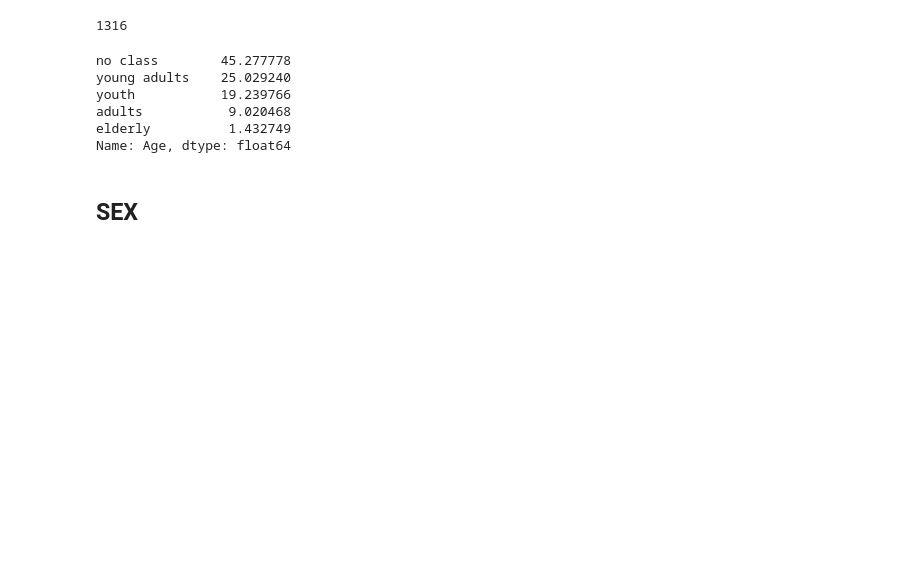
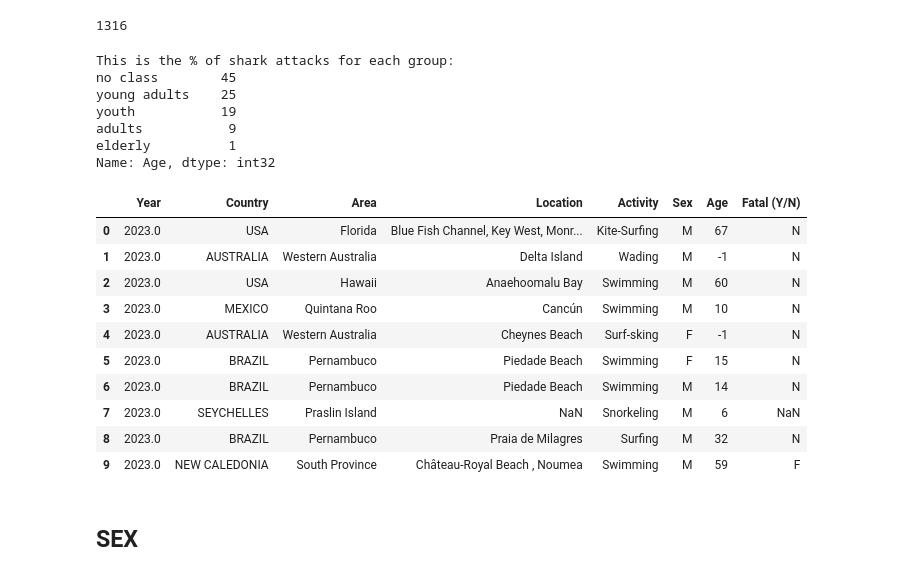
Before and after one commit to Wallace30Rocha/Shark-Attack, a Jupyter notebook: Data_Cleaning_Shark_Attack.ipynb, the cells around one changed output. Saved outputs shown, nothing was run; the diff lists cells and outputs as text; code cells hidden in the pictures; blank space fills up the shorter version.

```diff
--- a/Data_Cleaning_Shark_Attack.ipynb
+++ b/Data_Cleaning_Shark_Attack.ipynb
@@ -320,14 +282,33 @@ print(count_age_0_19)
 1316
 # %%
 #create classes of different age groups and get the % of each group in column Age
-pd.cut(shark_attacks['Age'], [-2, 0, 19, 40, 61, 110], labels = ['no class', 'youth', 'young adults', 'adults', 'elderly']).value_counts(normalize = True) * 100
+age_count_group = pd.cut(shark_attacks['Age'], [-2, 0, 19, 40, 61, 110], labels = ['no class', 'youth', 'young adults',
+                                                                 'adults', 'elderly']).value_counts(normalize = True) * 100
+
+age_count_group = age_count_group.round().astype(int)
+print(f'This is the % of shark attacks for each group:\n{age_count_group}')
 # %% [output]
-no class        45.277778
-young adults    25.029240
-youth           19.239766
-adults           9.020468
-elderly          1.432749
-Name: Age, dtype: float64
+This is the % of shark attacks for each group:
+no class        45
+young adults    25
+youth           19
+adults           9
+elderly          1
+Name: Age, dtype: int32
+# %%
+shark_attacks.head(10)
+# %% [output]
+|  | Year | Country | Area | Location | Activity | Sex | Age | Fatal (Y/N) |
+| 0 | 2023.0 | USA | Florida | Blue Fish Channel, Key West, Monr... | Kite-Surfing | M | 67 | N |
+| 1 | 2023.0 | AUSTRALIA | Western Australia | Delta Island | Wading | M | -1 | N |
+| 2 | 2023.0 | USA | Hawaii | Anaehoomalu Bay | Swimming | M | 60 | N |
+| 3 | 2023.0 | MEXICO | Quintana Roo | Cancún | Swimming | M | 10 | N |
+| 4 | 2023.0 | AUSTRALIA | Western Australia | Cheynes Beach | Surf-sking | F | -1 | N |
+| 5 | 2023.0 | BRAZIL | Pernambuco | Piedade Beach | Swimming | F | 15 | N |
+| 6 | 2023.0 | BRAZIL | Pernambuco | Piedade Beach | Swimming | M | 14 | N |
+| 7 | 2023.0 | SEYCHELLES | Praslin Island | NaN | Snorkeling | M | 6 | NaN |
+| 8 | 2023.0 | BRAZIL | Pernambuco | Praia de Milagres | Surfing | M | 32 | N |
+| 9 | 2023.0 | NEW CALEDONIA | South Province | Château-Royal Beach , Noumea | Swimming | M | 59 | F |
 # %% [markdown]
 ## SEX
 # %%
```
Also changed, not shown: parts of 62 cells of this notebook, 2 other files.
